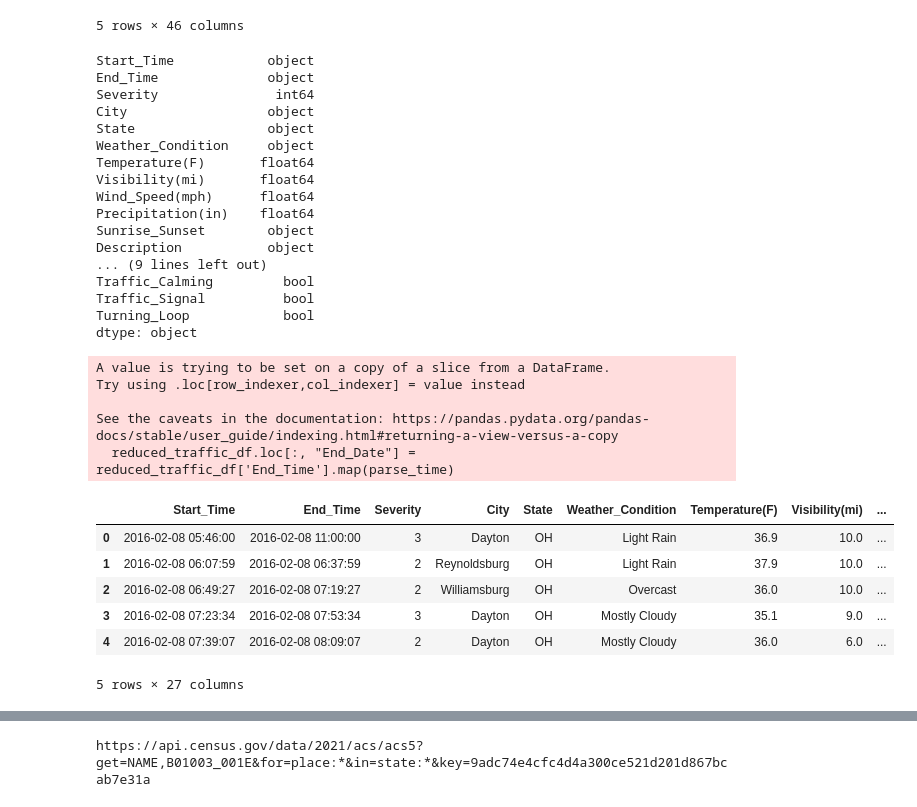
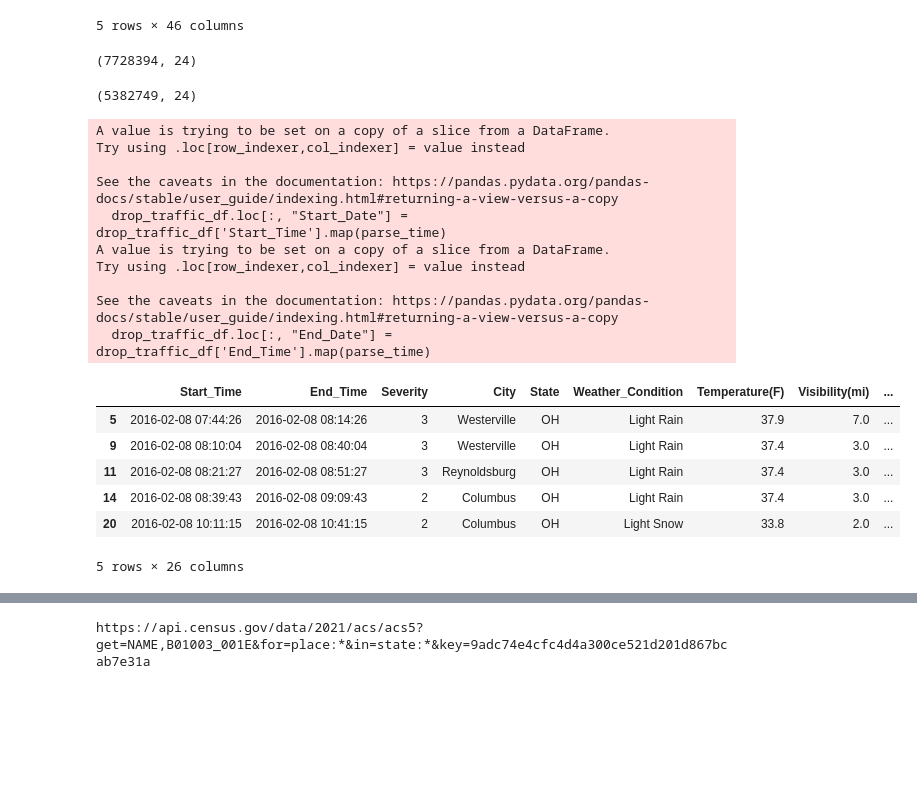
Before and after one commit to aspenjack/US-Transportation-Accidents, a Jupyter notebook: US_Traffic_AccidentsVR.ipynb, the cells around one changed output, grey strips where cells are left out. Cells and saved outputs as stored; diff of their text form; code cells hidden in the pictures; blank space fills up the shorter version.

```diff
--- a/US_Traffic_AccidentsVR.ipynb
+++ b/US_Traffic_AccidentsVR.ipynb
@@ -32,25 +32,15 @@ reduced_traffic_df = traffic_df[["Start_Time","End_Time","Severity","City","Stat
                                  "No_Exit","Railway","Roundabout","Station","Stop","Traffic_Calming",\
                                  "Traffic_Signal","Turning_Loop"
                                 ]]
-reduced_traffic_df.dtypes
+reduced_traffic_df.shape
 # %% [output]
-Start_Time            object
-End_Time              object
-Severity               int64
-City                  object
-State                 object
-Weather_Condition     object
-Temperature(F)       float64
-Visibility(mi)       float64
-Wind_Speed(mph)      float64
-Precipitation(in)    float64
-Sunrise_Sunset        object
-Description           object
-... (9 lines left out)
-Traffic_Calming         bool
-Traffic_Signal          bool
-Turning_Loop            bool
-dtype: object
+(7728394, 24)
+# %%
+#dropping NA
+drop_traffic_df = reduced_traffic_df.dropna(how='any')
+drop_traffic_df.shape
+# %% [output]
+(5382749, 24)
 # %%
 #Using function to pars
 def parse_time(raw):
@@ -58,22 +48,27 @@ def parse_time(raw):
     string = date.isoformat()
     return string
 # %%
-reduced_traffic_df.loc[:, "Start_Date"] = reduced_traffic_df['Start_Time'].map(parse_time)
-reduced_traffic_df.loc[:, "End_Date"] = reduced_traffic_df['End_Time'].map(parse_time)
-reduced_traffic_df.head()
+drop_traffic_df.loc[:, "Start_Date"] = drop_traffic_df['Start_Time'].map(parse_time)
+drop_traffic_df.loc[:, "End_Date"] = drop_traffic_df['End_Time'].map(parse_time)
+drop_traffic_df.head()
 # %% [output]
 A value is trying to be set on a copy of a slice from a DataFrame.
 Try using .loc[row_indexer,col_indexer] = value instead
 
 See the caveats in the documentation: https://pandas.pydata.org/pandas-docs/stable/user_guide/indexing.html#returning-a-view-versus-a-copy
-  reduced_traffic_df.loc[:, "End_Date"] = reduced_traffic_df['End_Time'].map(parse_time)
+  drop_traffic_df.loc[:, "Start_Date"] = drop_traffic_df['Start_Time'].map(parse_time)
+A value is trying to be set on a copy of a slice from a DataFrame.
+Try using .loc[row_indexer,col_indexer] = value instead
+
+See the caveats in the documentation: https://pandas.pydata.org/pandas-docs/stable/user_guide/indexing.html#returning-a-view-versus-a-copy
+  drop_traffic_df.loc[:, "End_Date"] = drop_traffic_df['End_Time'].map(parse_time)
 |  | Start_Time | End_Time | Severity | City | State | Weather_Condition | Temperature(F) | Visibility(mi) | ... |
-| 0 | 2016-02-08 05:46:00 | 2016-02-08 11:00:00 | 3 | Dayton | OH | Light Rain | 36.9 | 10.0 | ... |
-| 1 | 2016-02-08 06:07:59 | 2016-02-08 06:37:59 | 2 | Reynoldsburg | OH | Light Rain | 37.9 | 10.0 | ... |
-| 2 | 2016-02-08 06:49:27 | 2016-02-08 07:19:27 | 2 | Williamsburg | OH | Overcast | 36.0 | 10.0 | ... |
-| 3 | 2016-02-08 07:23:34 | 2016-02-08 07:53:34 | 3 | Dayton | OH | Mostly Cloudy | 35.1 | 9.0 | ... |
-| 4 | 2016-02-08 07:39:07 | 2016-02-08 08:09:07 | 2 | Dayton | OH | Mostly Cloudy | 36.0 | 6.0 | ... |
+| 5 | 2016-02-08 07:44:26 | 2016-02-08 08:14:26 | 3 | Westerville | OH | Light Rain | 37.9 | 7.0 | ... |
+| 9 | 2016-02-08 08:10:04 | 2016-02-08 08:40:04 | 3 | Westerville | OH | Light Rain | 37.4 | 3.0 | ... |
+| 11 | 2016-02-08 08:21:27 | 2016-02-08 08:51:27 | 3 | Reynoldsburg | OH | Light Rain | 37.4 | 3.0 | ... |
+| 14 | 2016-02-08 08:39:43 | 2016-02-08 09:09:43 | 2 | Columbus | OH | Light Rain | 37.4 | 3.0 | ... |
+| 20 | 2016-02-08 10:11:15 | 2016-02-08 10:41:15 | 2 | Columbus | OH | Light Snow | 33.8 | 2.0 | ... |
-5 rows × 27 columns
+5 rows × 26 columns
 # %%
 def year(raw):
     year_string = raw[:4]
```
Also changed, not shown: parts of 35 cells of this notebook.
